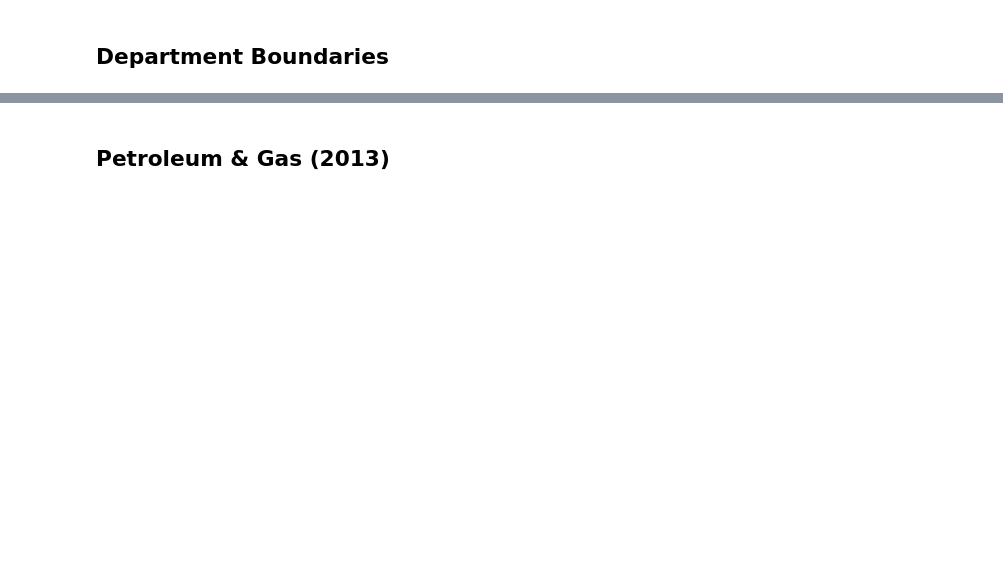
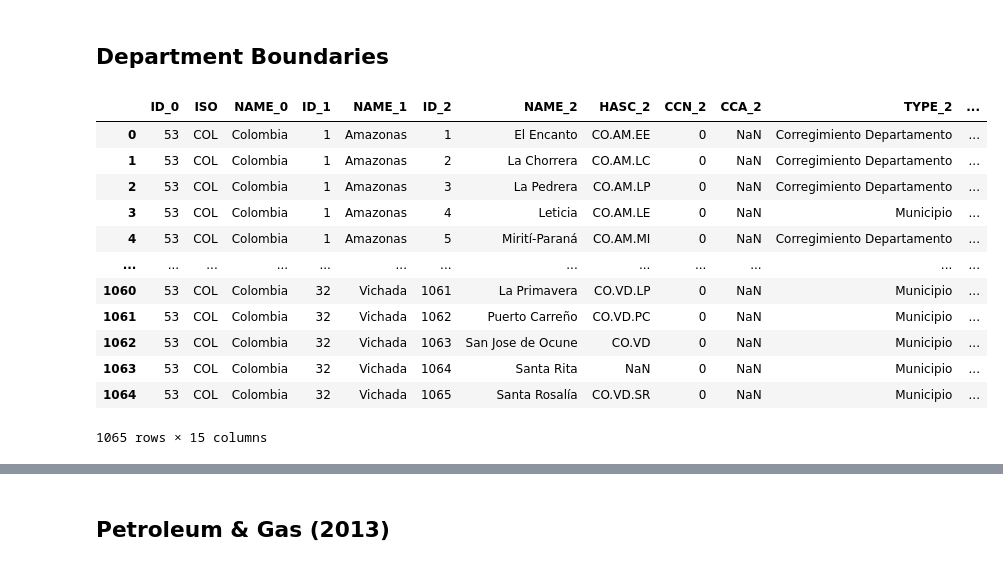
Before and after one commit to Jcavilarincon/03-geopark-vector-data, a Jupyter notebook: notebooks/geopark-vector-data-empty.ipynb, the cells around one changed output, grey strips where cells are left out. Drawn from its saved outputs; the diff is of its cells as text; code cells hidden in the pictures; blank space fills up the shorter version.

```diff
--- a/notebooks/geopark-vector-data-empty.ipynb
+++ b/notebooks/geopark-vector-data-empty.ipynb
@@ -56,5 +58,22 @@ dept_url = ("https://stacks.stanford.edu/file/druid:mj028ht5751/data.zip")
 # %%
 # Explore department boundary data using .info()
 
 
 # Look at "NAME_2" column values
+
+dept_dfg = gpd.read_file(dept_url)
+dept_dfg
+# %% [output]
+|  | ID_0 | ISO | NAME_0 | ID_1 | NAME_1 | ID_2 | NAME_2 | HASC_2 | CCN_2 | CCA_2 | TYPE_2 | ... |
+| 0 | 53 | COL | Colombia | 1 | Amazonas | 1 | El Encanto | CO.AM.EE | 0 | NaN | Corregimiento Departamento | ... |
+| 1 | 53 | COL | Colombia | 1 | Amazonas | 2 | La Chorrera | CO.AM.LC | 0 | NaN | Corregimiento Departamento | ... |
+| 2 | 53 | COL | Colombia | 1 | Amazonas | 3 | La Pedrera | CO.AM.LP | 0 | NaN | Corregimiento Departamento | ... |
+| 3 | 53 | COL | Colombia | 1 | Amazonas | 4 | Leticia | CO.AM.LE | 0 | NaN | Municipio | ... |
+| 4 | 53 | COL | Colombia | 1 | Amazonas | 5 | Mirití-Paraná | CO.AM.MI | 0 | NaN | Corregimiento Departamento | ... |
+| ... | ... | ... | ... | ... | ... | ... | ... | ... | ... | ... | ... | ... |
+| 1060 | 53 | COL | Colombia | 32 | Vichada | 1061 | La Primavera | CO.VD.LP | 0 | NaN | Municipio | ... |
+| 1061 | 53 | COL | Colombia | 32 | Vichada | 1062 | Puerto Carreño | CO.VD.PC | 0 | NaN | Municipio | ... |
+| 1062 | 53 | COL | Colombia | 32 | Vichada | 1063 | San Jose de Ocune | CO.VD | 0 | NaN | Municipio | ... |
+| 1063 | 53 | COL | Colombia | 32 | Vichada | 1064 | Santa Rita | NaN | 0 | NaN | Municipio | ... |
+| 1064 | 53 | COL | Colombia | 32 | Vichada | 1065 | Santa Rosalía | CO.VD.SR | 0 | NaN | Municipio | ... |
+1065 rows × 15 columns
```
Also changed, not shown: parts of 11 cells of this notebook.
